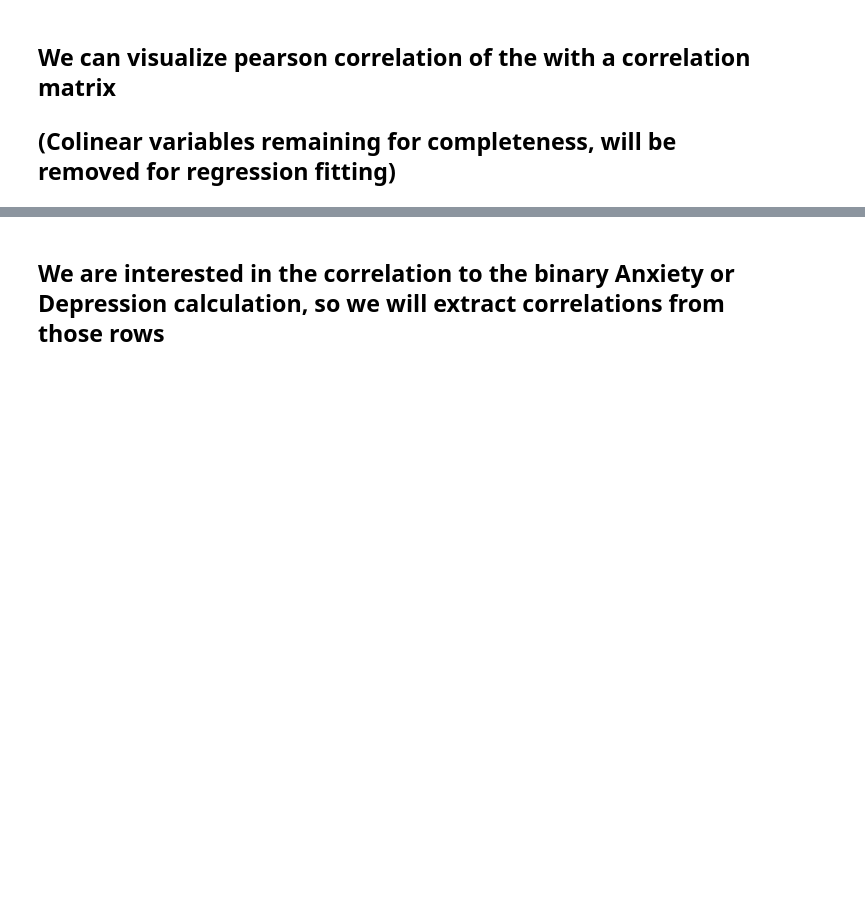
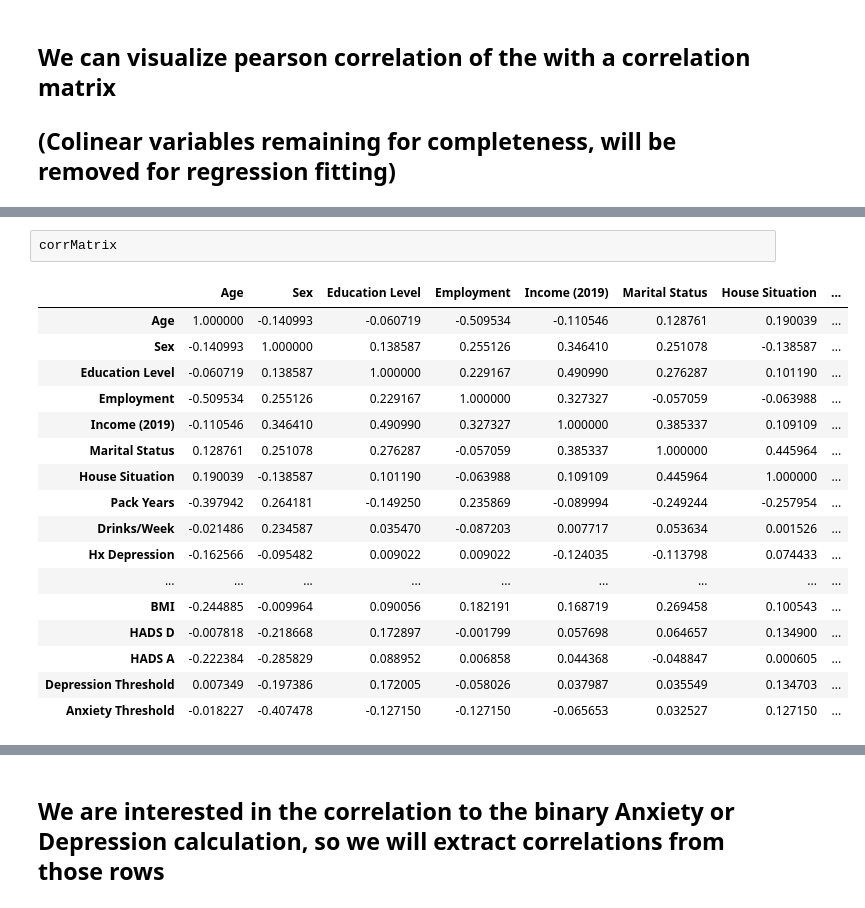
Before and after one commit to ricky-hu/wamida, a Jupyter notebook: stats.ipynb, the cells around one changed output, grey strips where cells are left out. Drawn from its saved outputs; the diff is of its cells as text; blank space fills up the shorter version.

```diff
--- a/stats.ipynb
+++ b/stats.ipynb
@@ -107,0 +109,20 @@ plt.show()
+# %%
+corrMatrix
+# %% [output]
+|  | Age | Sex | Education Level | Employment | Income (2019) | Marital Status | House Situation | ... |
+| Age | 1.000000 | -0.140993 | -0.060719 | -0.509534 | -0.110546 | 0.128761 | 0.190039 | ... |
+| Sex | -0.140993 | 1.000000 | 0.138587 | 0.255126 | 0.346410 | 0.251078 | -0.138587 | ... |
+| Education Level | -0.060719 | 0.138587 | 1.000000 | 0.229167 | 0.490990 | 0.276287 | 0.101190 | ... |
+| Employment | -0.509534 | 0.255126 | 0.229167 | 1.000000 | 0.327327 | -0.057059 | -0.063988 | ... |
+| Income (2019) | -0.110546 | 0.346410 | 0.490990 | 0.327327 | 1.000000 | 0.385337 | 0.109109 | ... |
+| Marital Status | 0.128761 | 0.251078 | 0.276287 | -0.057059 | 0.385337 | 1.000000 | 0.445964 | ... |
+| House Situation | 0.190039 | -0.138587 | 0.101190 | -0.063988 | 0.109109 | 0.445964 | 1.000000 | ... |
+| Pack Years | -0.397942 | 0.264181 | -0.149250 | 0.235869 | -0.089994 | -0.249244 | -0.257954 | ... |
+| Drinks/Week | -0.021486 | 0.234587 | 0.035470 | -0.087203 | 0.007717 | 0.053634 | 0.001526 | ... |
+| Hx Depression | -0.162566 | -0.095482 | 0.009022 | 0.009022 | -0.124035 | -0.113798 | 0.074433 | ... |
+| ... | ... | ... | ... | ... | ... | ... | ... | ... |
+| BMI | -0.244885 | -0.009964 | 0.090056 | 0.182191 | 0.168719 | 0.269458 | 0.100543 | ... |
+| HADS D | -0.007818 | -0.218668 | 0.172897 | -0.001799 | 0.057698 | 0.064657 | 0.134900 | ... |
+| HADS A | -0.222384 | -0.285829 | 0.088952 | 0.006858 | 0.044368 | -0.048847 | 0.000605 | ... |
+| Depression Threshold | 0.007349 | -0.197386 | 0.172005 | -0.058026 | 0.037987 | 0.035549 | 0.134703 | ... |
+| Anxiety Threshold | -0.018227 | -0.407478 | -0.127150 | -0.127150 | -0.065653 | 0.032527 | 0.127150 | ... |
```
Also changed, not shown: parts of 5 cells of this notebook.
